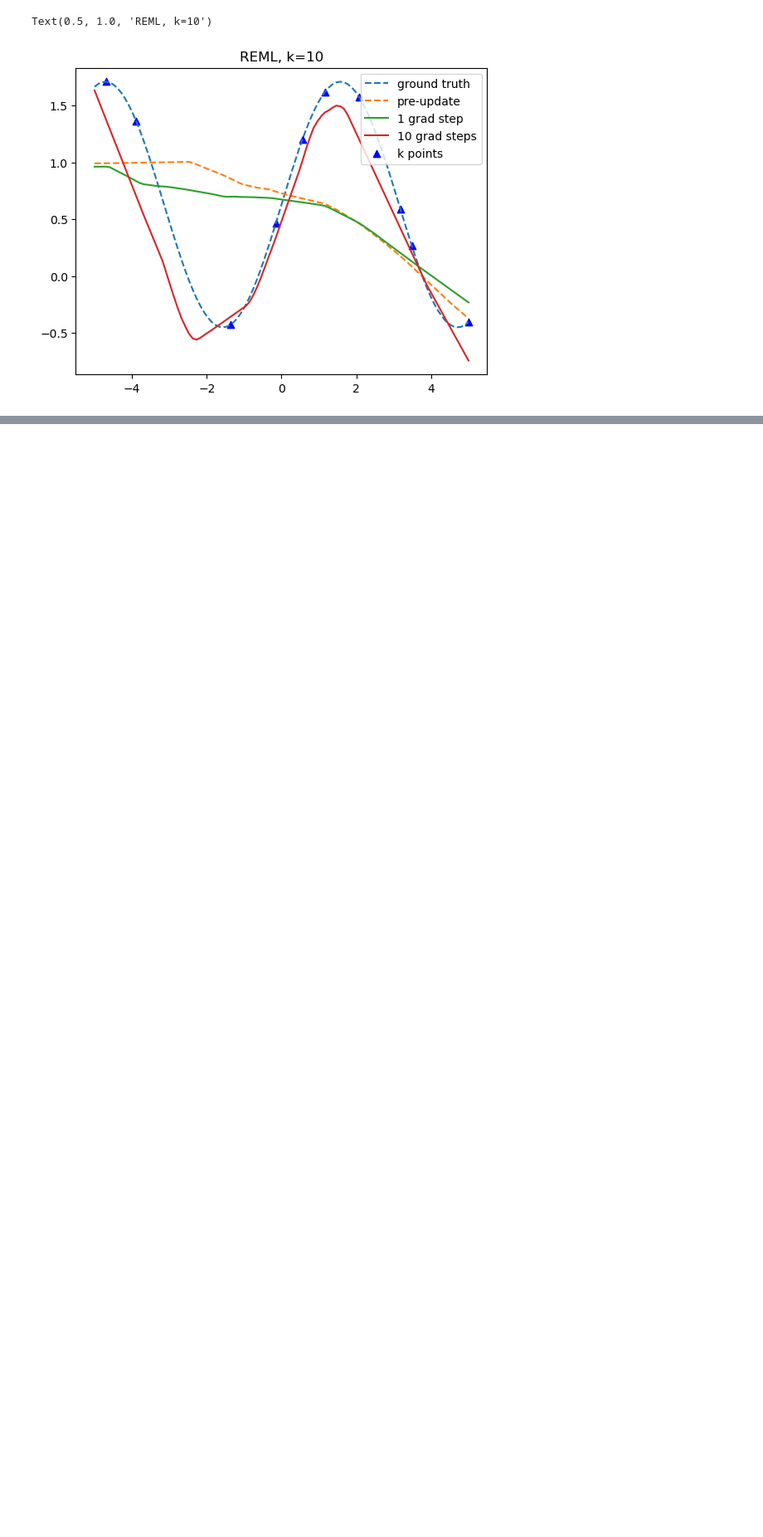
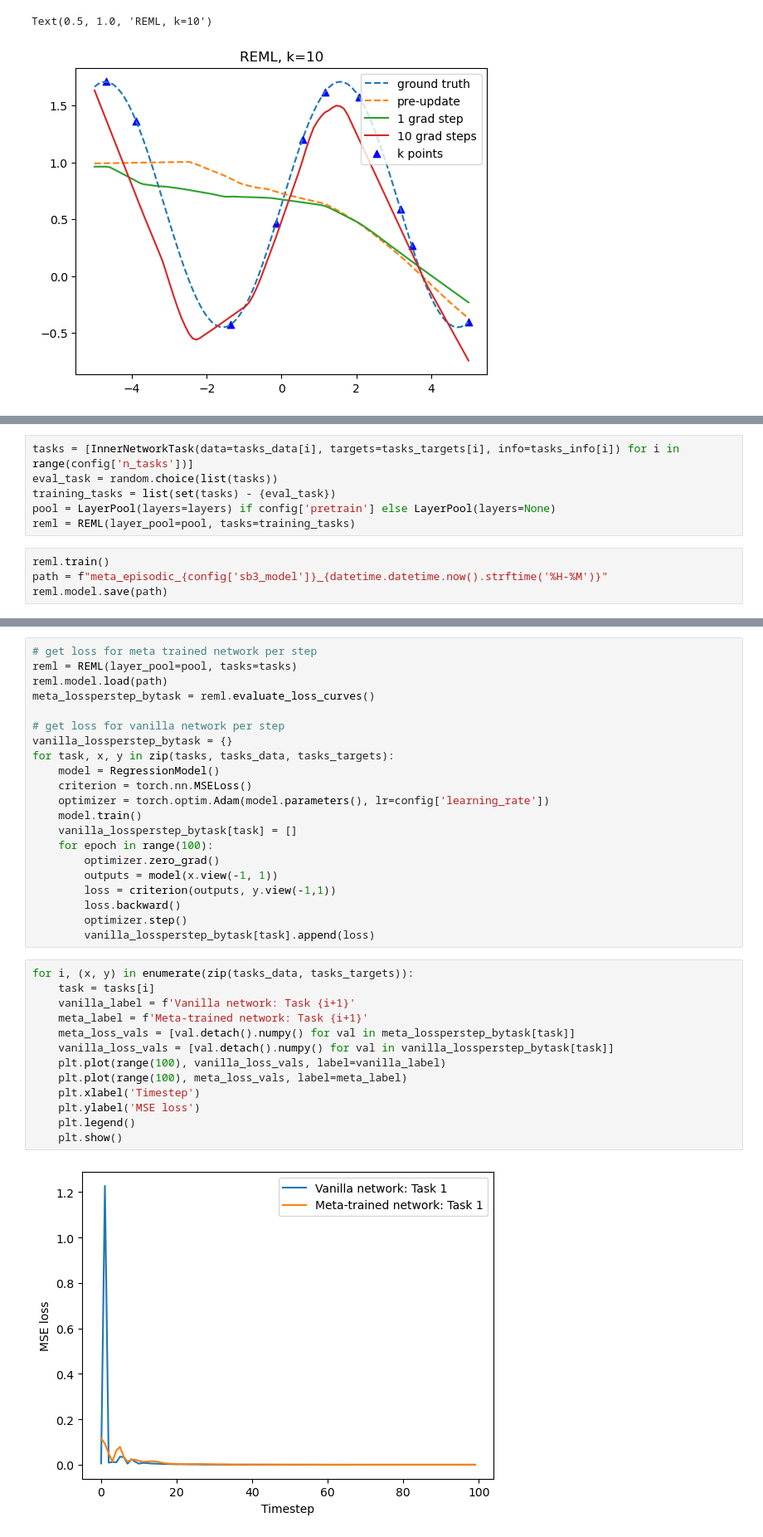
Before and after one commit to matthewstachyra/reinforcement-meta-learning, a Jupyter notebook: src/bounded-discrete/bounded-discrete-classification.ipynb, the cells around one changed output, grey strips where cells are left out. Shown: that part at 83% size. Drawn from its saved outputs; the diff is of its cells as text; blank space fills up the shorter version.

Commit message:
initial commit - reml for classification

```diff
--- a/src/bounded-discrete/bounded-discrete.ipynb
+++ b/src/bounded-discrete/bounded-discrete-classification.ipynb
@@ -862,0 +911,10 @@ Text(0.5, 1.0, 'REML, k=10')
+# %%
+tasks = [InnerNetworkTask(data=tasks_data[i], targets=tasks_targets[i], info=tasks_info[i]) for i in range(config['n_tasks'])]
+eval_task = random.choice(list(tasks))
+training_tasks = list(set(tasks) - {eval_task})
+pool = LayerPool(layers=layers) if config['pretrain'] else LayerPool(layers=None)
+reml = REML(layer_pool=pool, tasks=training_tasks)
+# %%
+reml.train()
+path = f"meta_episodic_{config['sb3_model']}_{datetime.datetime.now().strftime('%H-%M')}"
+reml.model.save(path)
@@ -862,0 +925,36 @@ Text(0.5, 1.0, 'REML, k=10')
+# %%
+# get loss for meta trained network per step
+reml = REML(layer_pool=pool, tasks=tasks)
+reml.model.load(path)
+meta_lossperstep_bytask = reml.evaluate_loss_curves()
+
+# get loss for vanilla network per step
+vanilla_lossperstep_bytask = {}
+for task, x, y in zip(tasks, tasks_data, tasks_targets):
+    model = RegressionModel()
+    criterion = torch.nn.MSELoss()
+    optimizer = torch.optim.Adam(model.parameters(), lr=config['learning_rate'])
+    model.train()
+    vanilla_lossperstep_bytask[task] = []
+    for epoch in range(100):
+        optimizer.zero_grad()
+        outputs = model(x.view(-1, 1))
+        loss = criterion(outputs, y.view(-1,1))
+        loss.backward()
+        optimizer.step()
+        vanilla_lossperstep_bytask[task].append(loss)
+# %%
+for i, (x, y) in enumerate(zip(tasks_data, tasks_targets)):
+    task = tasks[i]
+    vanilla_label = f'Vanilla network: Task {i+1}'
+    meta_label = f'Meta-trained network: Task {i+1}'
+    meta_loss_vals = [val.detach().numpy() for val in meta_lossperstep_bytask[task]]
+    vanilla_loss_vals = [val.detach().numpy() for val in vanilla_lossperstep_bytask[task]]
+    plt.plot(range(100), vanilla_loss_vals, label=vanilla_label)
+    plt.plot(range(100), meta_loss_vals, label=meta_label)
+    plt.xlabel('Timestep')
+    plt.ylabel('MSE loss')
+    plt.legend()
+    plt.show()
+# %% [output]
+[figure, added]
```
Also changed, not shown: parts of 20 cells of this notebook, 30 other files.
